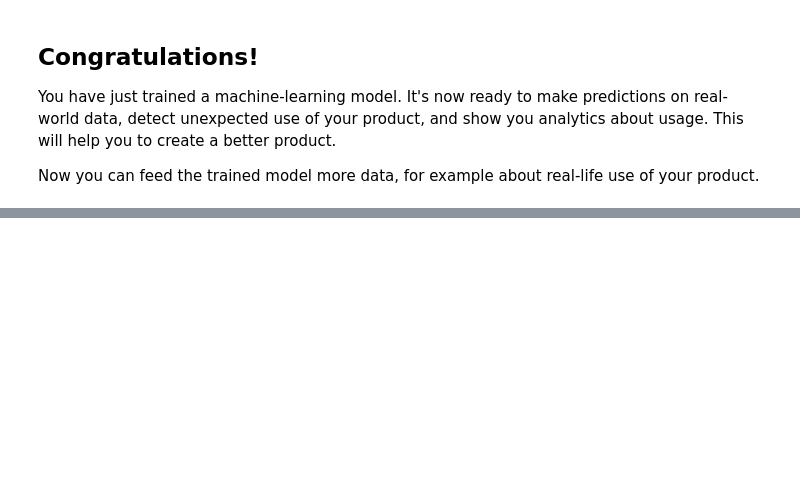
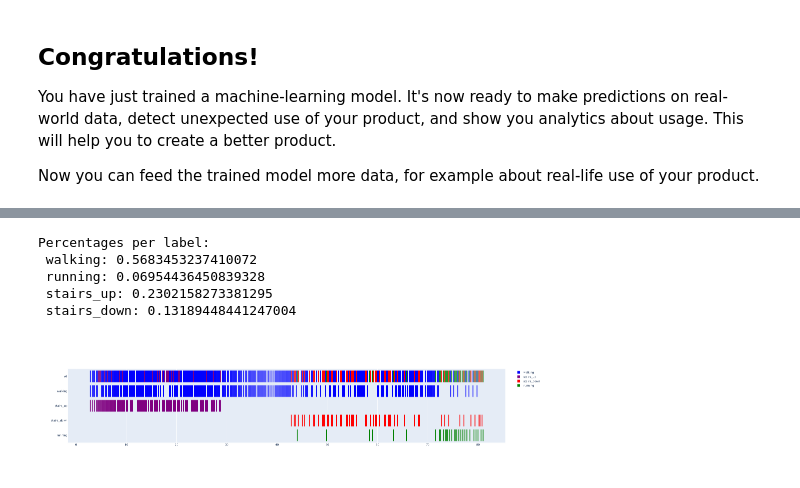
Before and after one commit to iantmn/Capstone-AI-IoT, a Jupyter notebook: Notebook.ipynb, the cells around one changed output, grey strips where cells are left out. Saved outputs shown, nothing was run; the diff lists cells and outputs as text; code cells hidden in the pictures; blank space fills up the shorter version.

```diff
--- a/Notebook.ipynb
+++ b/Notebook.ipynb
@@ -108,0 +130,11 @@ Now you can feed the trained model more data, for example about real-life use of
+# %%
+stats = Stats(fr'Preprocessed-data/{Activity}/features_{Activity}_scaled_AL_predictionss.csv', labels)
+stats.print_percentages()
+stats.show_gan_chart(0.2)
+# %% [output]
+Percentages per label:
+ walking: 0.5683453237410072
+ running: 0.06954436450839328
+ stairs_up: 0.2302158273381295
+ stairs_down: 0.13189448441247004
+[figure, added]
```
Also changed, not shown: parts of 11 cells of this notebook, 10 other files.
